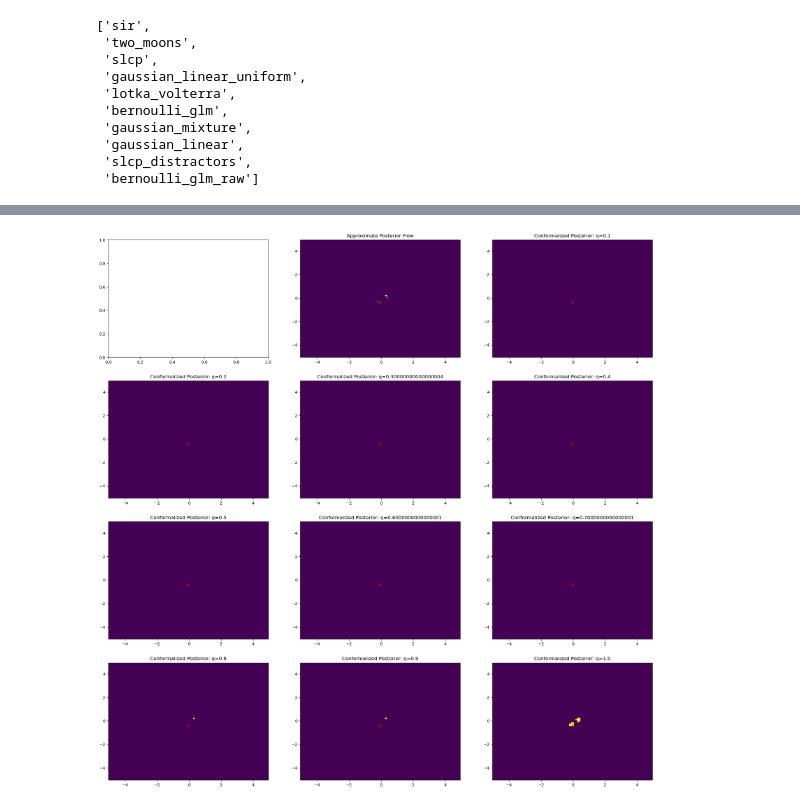
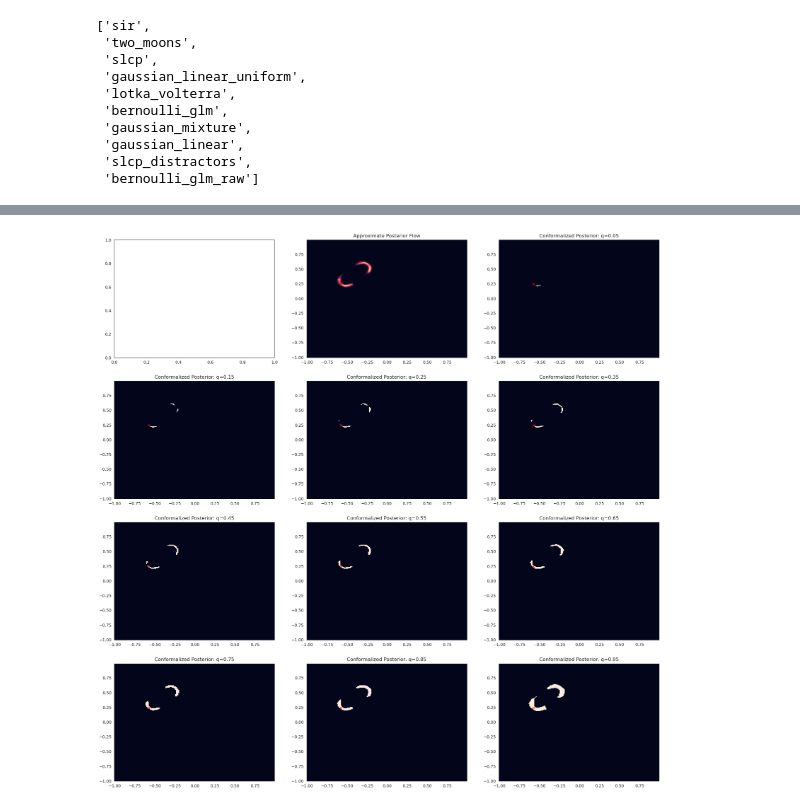
Before and after one commit to yashpatel5400/canvi, a Jupyter notebook: canvi/conformalize_sbibm.ipynb, the cells around one changed output, grey strips where cells are left out. Cells and saved outputs as stored; diff of their text form; code cells hidden in the pictures.

```diff
--- a/canvi/conformalize_sbibm.ipynb
+++ b/canvi/conformalize_sbibm.ipynb
@@ -84,38 +84,54 @@ def plot(j, x, theta, encoder, **kwargs):
     ncols = 3
     fig, ax = plt.subplots(nrows=nrows, ncols=ncols, figsize=(24,24))
 
-    discretization = .1
-    vals = torch.arange(-5., 5., discretization)
+    discretization = .01
+    vals = torch.arange(-1., 1., discretization)
     eval_pts = torch.cartesian_prod(vals, vals)
     lps = encoder.log_prob(eval_pts.to(device), x[j].view(1,-1).repeat(eval_pts.shape[0],1).to(device)).detach()
     X, Y = torch.meshgrid(vals, vals)
-    Z = lps.view(X.shape)
+    Z = lps.view(X.shape).cpu().exp().numpy()
+
+    probabilities = Z.flatten()
+    total_mass = np.sum(probabilities)
+    sorted_indices = np.argsort(probabilities)[::-1]
+    probabilities = probabilities[sorted_indices] / total_mass
+    cdf = np.cumsum(probabilities)
+
     ax[0,1].plot(theta[j][0], theta[j][1], marker="x", color="r")
-    ax[0,1].pcolormesh(X.cpu().numpy(), Y.cpu().numpy(), Z.cpu().exp().numpy())
+    ax[0,1].pcolormesh(X.cpu().numpy(), Y.cpu().numpy(), Z)
     ax[0,1].set_title('Approximate Posterior Flow')
 
+    use_conformal = False
     remaining_spots = nrows * ncols - 2
     for k in range(remaining_spots):
-        coverage_guarantee = 0.1 * (k + 1)
-        qhat = np.quantile(cal_scores, q = coverage_guarantee)
-        prob_min = 1 / qhat
+        # can either plot the conformalized posterior regions (with the marginal coverage guarantees)
+        coverage_guarantee = 0.05 + 0.1 * k
+        if use_conformal:
+            qhat = np.quantile(cal_scores, q = coverage_guarantee)
+            prob_min = 1 / qhat
+            prediction_interval = (Z > prob_min).astype("bool")
+
+        # or the HDR of the posterior with the desired mass: this is estimated with an empirical grid sample over the domain
+        else:
+            quantile_idx = np.where(cdf > coverage_guarantee)[0][0]
+            keep_indices = sorted_indices[:quantile_idx]
+            prediction_interval = np.zeros(Z.shape, dtype=bool)
+            prediction_interval[np.unravel_index(keep_indices, Z.shape)] = 1
 
         graphic_idx = k + 2
         row_idx = graphic_idx // ncols
         col_idx = graphic_idx - row_idx * ncols
 
-        prediction_interval = (Z.cpu().exp().numpy() > prob_min).astype("bool")
-
         # find corresponding indices of matrix for lookup: have to invert y convention, since down is positive in index
         ax[row_idx,col_idx].plot(theta[j][0], theta[j][1], marker="x", color="r")
         ax[row_idx,col_idx].pcolormesh(X.cpu().numpy(), Y.cpu().numpy(), prediction_interval)
-        ax[row_idx,col_idx].set_title(f'Conformalized Posterior: q={coverage_guarantee}')
+        ax[row_idx,col_idx].set_title(f'Conformalized Posterior: q={coverage_guarantee:.2f}')
 # %%
 test_theta, test_x = generate_data(10, return_theta=True)
 
-plot(j=5, x=test_x, theta=test_theta, encoder=encoder)
+plot(j=8, x=test_x, theta=test_theta, encoder=encoder)
 # %% [output]
-[figure, old version]
+[figure, new version]
 # %%
 def assess_coverage(coverage_trials = 1000, num_coverage_pts = 20):
     test_theta, test_x = generate_data(coverage_trials, return_theta=True)
```
Also changed, not shown: parts of 3 cells of this notebook.
